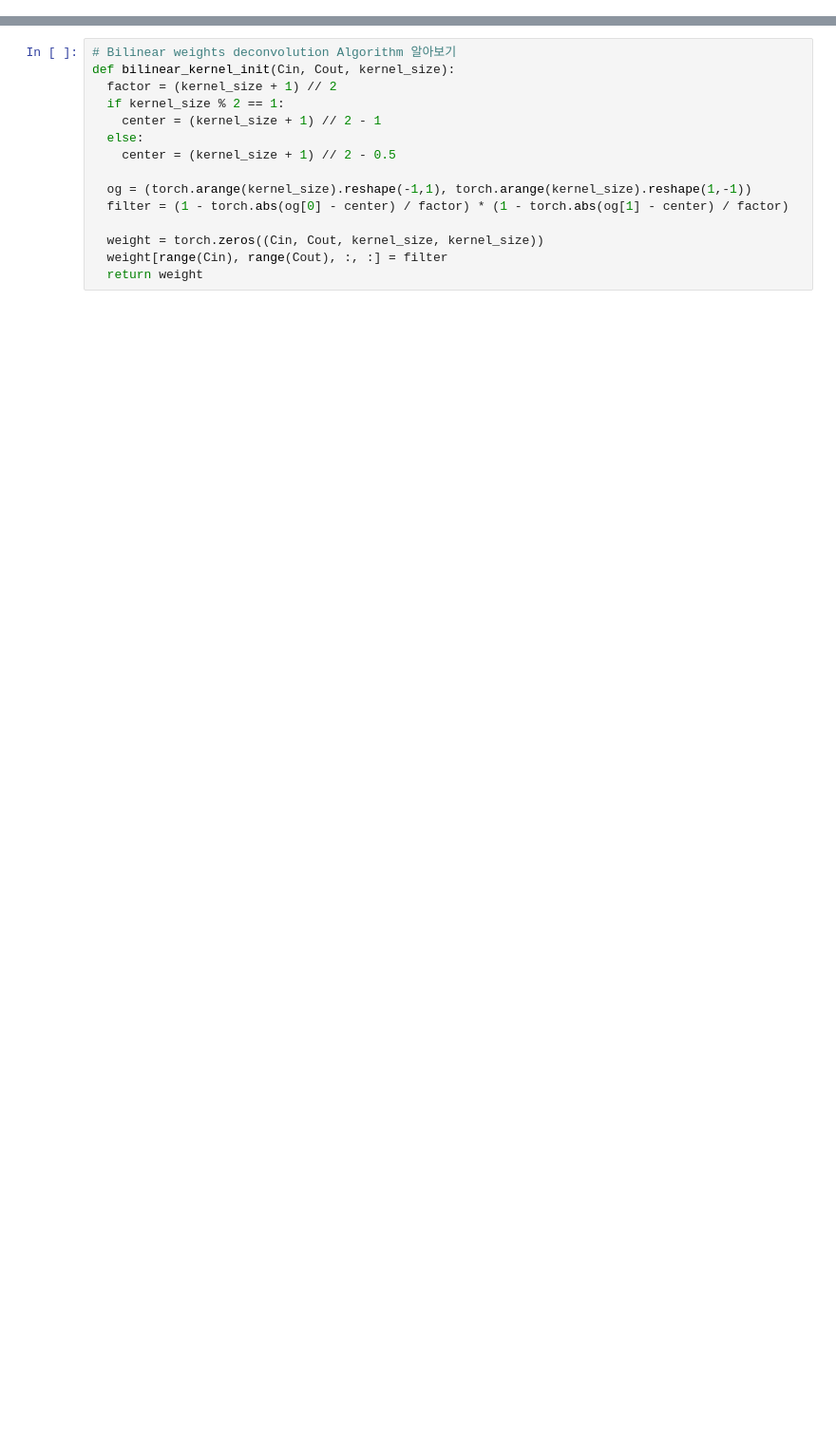
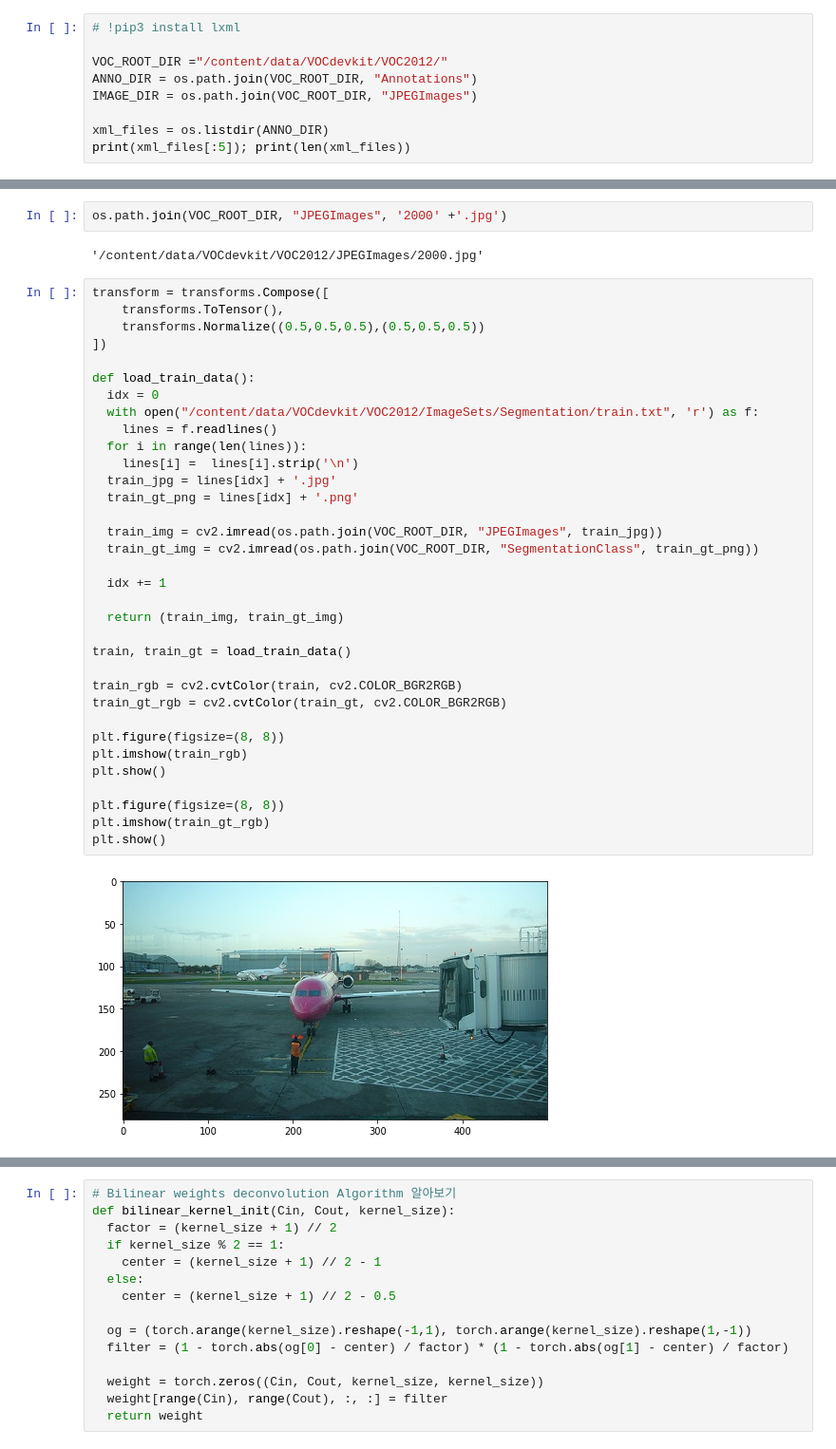
Before and after one commit to engineerJPark/Segmentation-to-World-Coordinate-by-FCN-and-Camera-Calibration, a Jupyter notebook: FCN.ipynb, the cells around one changed output, grey strips where cells are left out. Shown: that part at 95% size. Saved outputs shown, nothing was run; the diff lists cells and outputs as text; blank space fills up the shorter version.

```diff
--- a/FCN.ipynb
+++ b/FCN.ipynb
@@ -95,0 +116,9 @@ print(resnet_pretrained)
+# %%
+# !pip3 install lxml
+
+VOC_ROOT_DIR ="/content/data/VOCdevkit/VOC2012/"
+ANNO_DIR = os.path.join(VOC_ROOT_DIR, "Annotations")
+IMAGE_DIR = os.path.join(VOC_ROOT_DIR, "JPEGImages")
+
+xml_files = os.listdir(ANNO_DIR)
+print(xml_files[:5]); print(len(xml_files))
@@ -95,0 +177,40 @@ print(resnet_pretrained)
+# %%
+os.path.join(VOC_ROOT_DIR, "JPEGImages", '2000' +'.jpg')
+# %% [output]
+'/content/data/VOCdevkit/VOC2012/JPEGImages/2000.jpg'
+# %%
+transform = transforms.Compose([
+    transforms.ToTensor(),
+    transforms.Normalize((0.5,0.5,0.5),(0.5,0.5,0.5))
+])
+
+def load_train_data():
+  idx = 0
+  with open("/content/data/VOCdevkit/VOC2012/ImageSets/Segmentation/train.txt", 'r') as f:
+    lines = f.readlines()
+  for i in range(len(lines)):
+    lines[i] =  lines[i].strip('\n')
+  train_jpg = lines[idx] + '.jpg'
+  train_gt_png = lines[idx] + '.png'
+
+  train_img = cv2.imread(os.path.join(VOC_ROOT_DIR, "JPEGImages", train_jpg))
+  train_gt_img = cv2.imread(os.path.join(VOC_ROOT_DIR, "SegmentationClass", train_gt_png))
+
+  idx += 1
+
+  return (train_img, train_gt_img)
+
+train, train_gt = load_train_data()
+
+train_rgb = cv2.cvtColor(train, cv2.COLOR_BGR2RGB)
+train_gt_rgb = cv2.cvtColor(train_gt, cv2.COLOR_BGR2RGB)
+
+plt.figure(figsize=(8, 8))
+plt.imshow(train_rgb)
+plt.show()
+
+plt.figure(figsize=(8, 8))
+plt.imshow(train_gt_rgb)
+plt.show()
+# %% [output]
+[figure, added]
```
Also changed, not shown: parts of 14 cells of this notebook.
